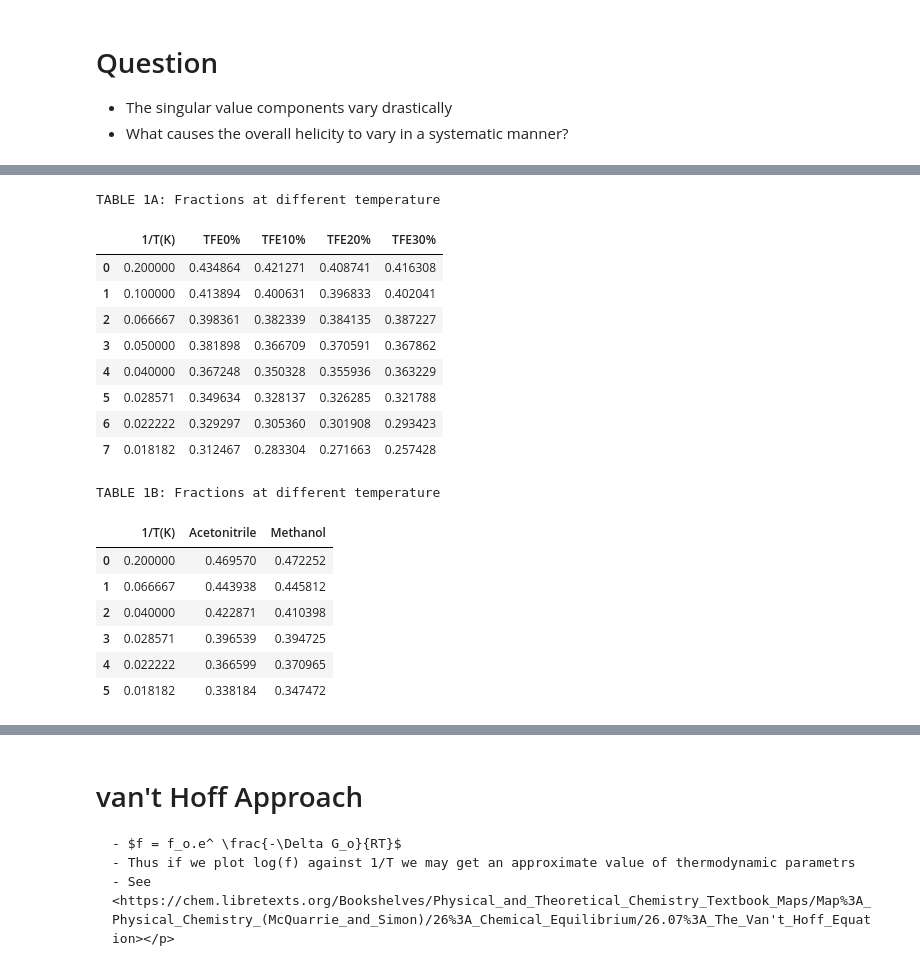
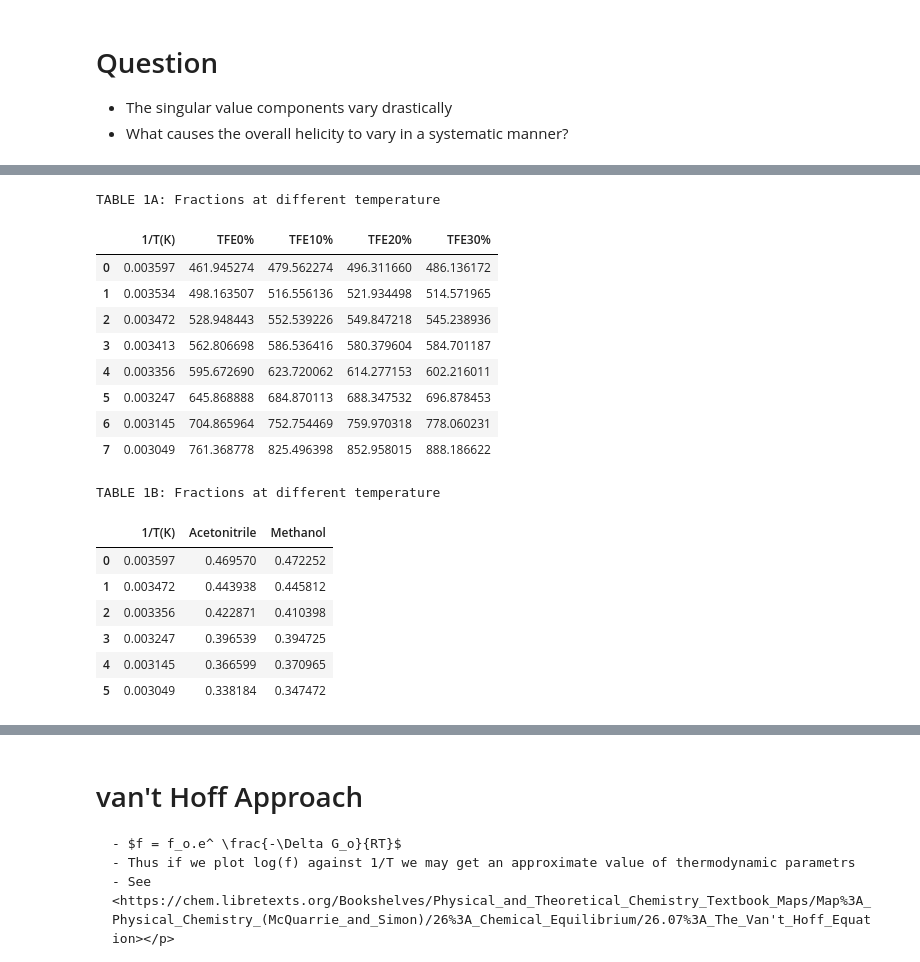
Before and after one commit to adbioc/Specroscopy, a Jupyter notebook: finalCD.ipynb, the cells around one changed output, grey strips where cells are left out. Drawn from its saved outputs; the diff is of its cells as text; code cells hidden in the pictures.

```diff
--- a/finalCD.ipynb
+++ b/finalCD.ipynb
@@ -50,7 +50,7 @@ def readCDT(df):
       plt.xlabel(r'$\lambda (nm)$')
       plt.title(r'$T$ Variation')
       plt.legend(bbox_to_anchor=(1.05, 1), loc='upper left', borderaxespad=0.)
-  return T,lam,X
+  return T+273,lam,X
 # %%
 T1,lam1,X1 =readCDT(df1)
 T2,lam2,X2 =readCDT(df2)
@@ -238,21 +279,21 @@ plt.show()
 # %%
 # TFE const. T varrying - fractions
 onebyT=1/T1
-tfe_C_f = {'1/T(K)':onebyT,'TFE0%':F1,'TFE10%':F2,'TFE20%':F3,'TFE30%':F4}
+tfe_C_f = {'1/T(K)':onebyT,'TFE0%':-R*T1*np.log(F1),'TFE10%':-R*T2*np.log(F2),'TFE20%':-R*T*np.log(F3),'TFE30%':-R*T*np.log(F4)}
 tfeCf=pd.DataFrame.from_dict(tfe_C_f)
 print('TABLE 1A: Fractions at different temperature')
 tfeCf
 # %% [output]
 TABLE 1A: Fractions at different temperature
 |  | 1/T(K) | TFE0% | TFE10% | TFE20% | TFE30% |
-| 0 | 0.200000 | 0.434864 | 0.421271 | 0.408741 | 0.416308 |
-| 1 | 0.100000 | 0.413894 | 0.400631 | 0.396833 | 0.402041 |
-| 2 | 0.066667 | 0.398361 | 0.382339 | 0.384135 | 0.387227 |
-| 3 | 0.050000 | 0.381898 | 0.366709 | 0.370591 | 0.367862 |
-| 4 | 0.040000 | 0.367248 | 0.350328 | 0.355936 | 0.363229 |
-| 5 | 0.028571 | 0.349634 | 0.328137 | 0.326285 | 0.321788 |
-| 6 | 0.022222 | 0.329297 | 0.305360 | 0.301908 | 0.293423 |
-| 7 | 0.018182 | 0.312467 | 0.283304 | 0.271663 | 0.257428 |
+| 0 | 0.003597 | 461.945274 | 479.562274 | 496.311660 | 486.136172 |
+| 1 | 0.003534 | 498.163507 | 516.556136 | 521.934498 | 514.571965 |
+| 2 | 0.003472 | 528.948443 | 552.539226 | 549.847218 | 545.238936 |
+| 3 | 0.003413 | 562.806698 | 586.536416 | 580.379604 | 584.701187 |
+| 4 | 0.003356 | 595.672690 | 623.720062 | 614.277153 | 602.216011 |
+| 5 | 0.003247 | 645.868888 | 684.870113 | 688.347532 | 696.878453 |
+| 6 | 0.003145 | 704.865964 | 752.754469 | 759.970318 | 778.060231 |
+| 7 | 0.003049 | 761.368778 | 825.496398 | 852.958015 | 888.186622 |
 # %%
 onebyT5=1/T5
 tfe_C_f_x = {'1/T(K)':onebyT5,'Acetonitrile':F5,'Methanol':F6}
@@ -263,9 +304,9 @@ tfeCfx
 # %% [output]
 TABLE 1B: Fractions at different temperature
 |  | 1/T(K) | Acetonitrile | Methanol |
-| 0 | 0.200000 | 0.469570 | 0.472252 |
-| 1 | 0.066667 | 0.443938 | 0.445812 |
-| 2 | 0.040000 | 0.422871 | 0.410398 |
-| 3 | 0.028571 | 0.396539 | 0.394725 |
-| 4 | 0.022222 | 0.366599 | 0.370965 |
-| 5 | 0.018182 | 0.338184 | 0.347472 |
+| 0 | 0.003597 | 0.469570 | 0.472252 |
+| 1 | 0.003472 | 0.443938 | 0.445812 |
+| 2 | 0.003356 | 0.422871 | 0.410398 |
+| 3 | 0.003247 | 0.396539 | 0.394725 |
+| 4 | 0.003145 | 0.366599 | 0.370965 |
+| 5 | 0.003049 | 0.338184 | 0.347472 |
```
Also changed, not shown: parts of 19 cells of this notebook.
